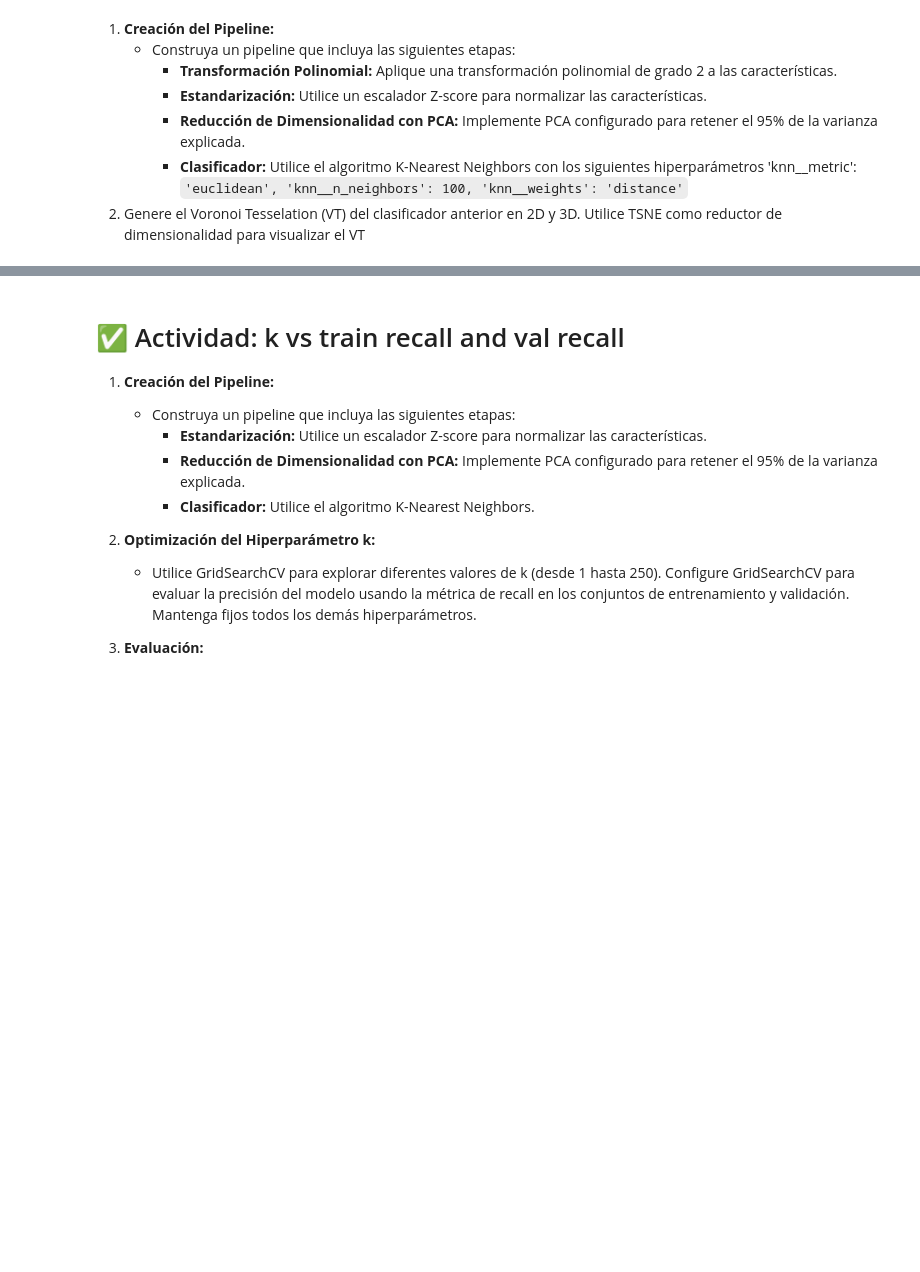
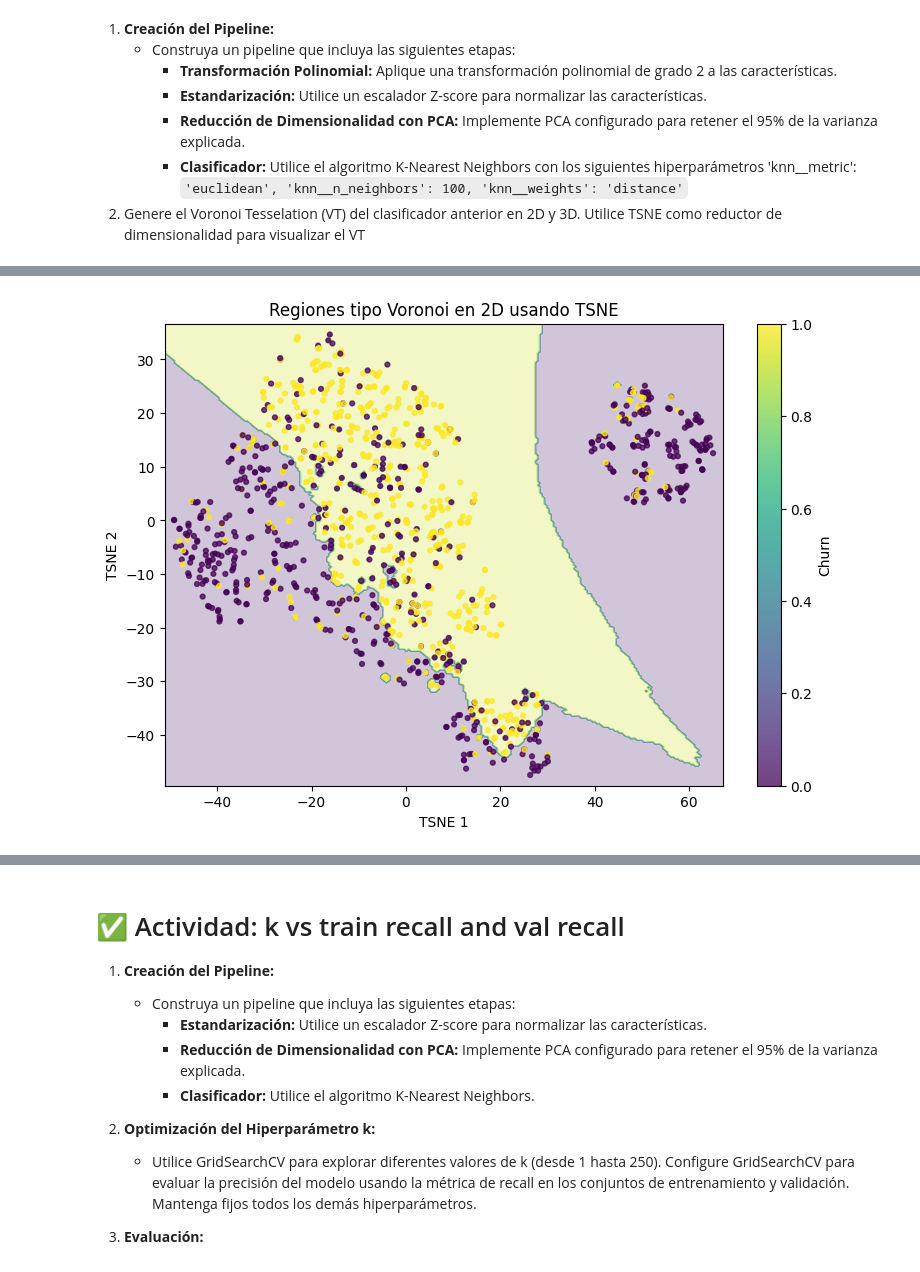
Before and after one commit to NicoCarrion02/machine-learning-1139, a Jupyter notebook: lab7_KNN/Planteamiento_Optimización_de_hiperparámetros_para_Clasificación_Churn_Telecomunicaciones_(con_y_sin_PCA)_(KNN)_v2.ipynb, the cells around one changed output, grey strips where cells are left out. Saved outputs shown, nothing was run; the diff lists cells and outputs as text; code cells hidden in the pictures; blank space fills up the shorter version.

```diff
--- a/lab7_KNN/Planteamiento_Optimización_de_hiperparámetros_para_Clasificación_Churn_Telecomunicaciones_(con_y_sin_PCA)_(KNN)_v2.ipynb
+++ b/lab7_KNN/Planteamiento_Optimización_de_hiperparámetros_para_Clasificación_Churn_Telecomunicaciones_(con_y_sin_PCA)_(KNN)_v2.ipynb
@@ -448,3 +588,85 @@ Tip: Ver BayesSearchCV en https://machinelearningmastery.com/scikit-optimize-for
      - **Reducción de Dimensionalidad con PCA:** Implemente PCA configurado para retener el 95% de la varianza explicada.
      - **Clasificador:** Utilice el algoritmo K-Nearest Neighbors con los siguientes hiperparámetros 'knn__metric': `'euclidean', 'knn__n_neighbors': 100, 'knn__weights': 'distance'`
 2. Genere el Voronoi Tesselation (VT) del clasificador anterior en 2D y 3D. Utilice TSNE como reductor de dimensionalidad para visualizar el VT
+# %%
+from sklearn.manifold import TSNE
+from sklearn.pipeline import Pipeline
+from sklearn.preprocessing import PolynomialFeatures, StandardScaler
+from sklearn.decomposition import PCA
+from sklearn.neighbors import KNeighborsClassifier
+import matplotlib.pyplot as plt
+import numpy as np
+
+print("Preparando visualización con TSNE para regiones tipo Voronoi...")
+
+sample_size = min(1200, len(X_train_undersampled))
+X_voronoi = X_train_undersampled.sample(sample_size, random_state=45)
+y_voronoi = y_train_undersampled.loc[X_voronoi.index]
+
+preprocessor_voronoi = Pipeline([
+    ('polynomial_features', PolynomialFeatures(degree=2, include_bias=False)),
+    ('scaler', StandardScaler()),
+    ('pca', PCA(n_components=0.95, random_state=45))
+])
+
+X_voronoi_proc = preprocessor_voronoi.fit_transform(X_voronoi)
+print(f"Muestras usadas para TSNE: {X_voronoi_proc.shape[0]}")
+print(f"Dimensiones después de PolynomialFeatures + PCA 95%: {X_voronoi_proc.shape[1]}")
+
+tsne_2d = TSNE(n_components=2, perplexity=30, learning_rate='auto', init='pca', random_state=45)
+X_tsne_2d = tsne_2d.fit_transform(X_voronoi_proc)
+
+knn_tsne_2d = KNeighborsClassifier(
+    n_neighbors=100,
+    weights='distance',
+    metric='euclidean'
+)
+knn_tsne_2d.fit(X_tsne_2d, y_voronoi)
+
+x_min, x_max = X_tsne_2d[:, 0].min() - 2, X_tsne_2d[:, 0].max() + 2
+y_min, y_max = X_tsne_2d[:, 1].min() - 2, X_tsne_2d[:, 1].max() + 2
+
+xx, yy = np.meshgrid(
+    np.linspace(x_min, x_max, 250),
+    np.linspace(y_min, y_max, 250)
+)
+
+grid_2d = np.c_[xx.ravel(), yy.ravel()]
+Z = knn_tsne_2d.predict(grid_2d).reshape(xx.shape)
+
+plt.figure(figsize=(9, 6))
+plt.contourf(xx, yy, Z, alpha=0.25)
+plt.scatter(X_tsne_2d[:, 0], X_tsne_2d[:, 1], c=y_voronoi, s=12, alpha=0.75)
+plt.title("Regiones tipo Voronoi en 2D usando TSNE")
+plt.xlabel("TSNE 1")
+plt.ylabel("TSNE 2")
+plt.colorbar(label="Churn")
+plt.show()
+
+tsne_3d = TSNE(n_components=3, perplexity=30, learning_rate='auto', init='pca', random_state=45)
+X_tsne_3d = tsne_3d.fit_transform(X_voronoi_proc)
+
+knn_tsne_3d = KNeighborsClassifier(
+    n_neighbors=100,
+    weights='distance',
+    metric='euclidean'
+)
+knn_tsne_3d.fit(X_tsne_3d, y_voronoi)
+
+x3 = np.linspace(X_tsne_3d[:, 0].min() - 2, X_tsne_3d[:, 0].max() + 2, 18)
+y3 = np.linspace(X_tsne_3d[:, 1].min() - 2, X_tsne_3d[:, 1].max() + 2, 18)
+z3 = np.linspace(X_tsne_3d[:, 2].min() - 2, X_tsne_3d[:, 2].max() + 2, 18)
+xx3, yy3, zz3 = np.meshgrid(x3, y3, z3)
+grid_3d = np.c_[xx3.ravel(), yy3.ravel(), zz3.ravel()]
+Z3 = knn_tsne_3d.predict(grid_3d)
+
+fig = plt.figure(figsize=(9, 7))
+ax = fig.add_subplot(111, projection='3d')
+ax.scatter(grid_3d[:, 0], grid_3d[:, 1], grid_3d[:, 2], c=Z3, alpha=0.03, s=8)
+ax.scatter(X_tsne_3d[:, 0], X_tsne_3d[:, 1], X_tsne_3d[:, 2], c=y_voronoi, s=15, alpha=0.85)
+ax.set_title("Regiones tipo Voronoi en 3D usando TSNE")
+ax.set_xlabel("TSNE 1")
+ax.set_ylabel("TSNE 2")
+ax.set_zlabel("TSNE 3")
+plt.show()
+# %% [output]
@@ -450,0 +676 @@ Tip: Ver BayesSearchCV en https://machinelearningmastery.com/scikit-optimize-for
+[figure, added]
```
Also changed, not shown: parts of 14 cells of this notebook.
